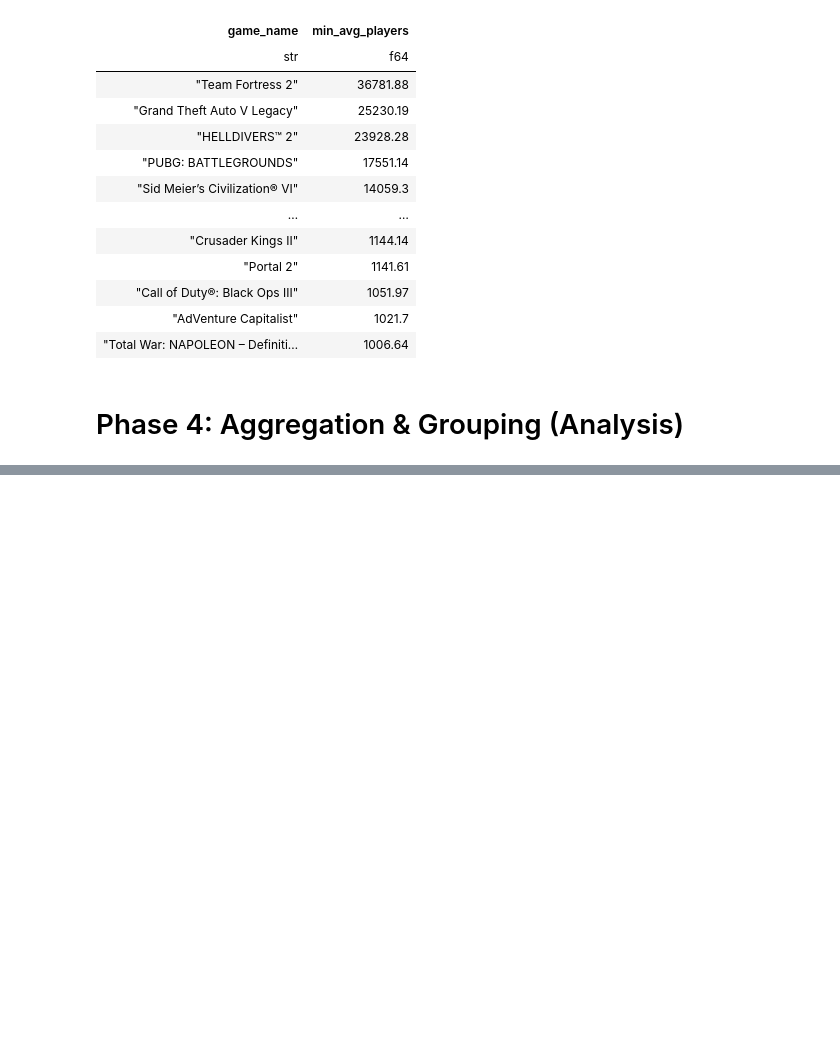
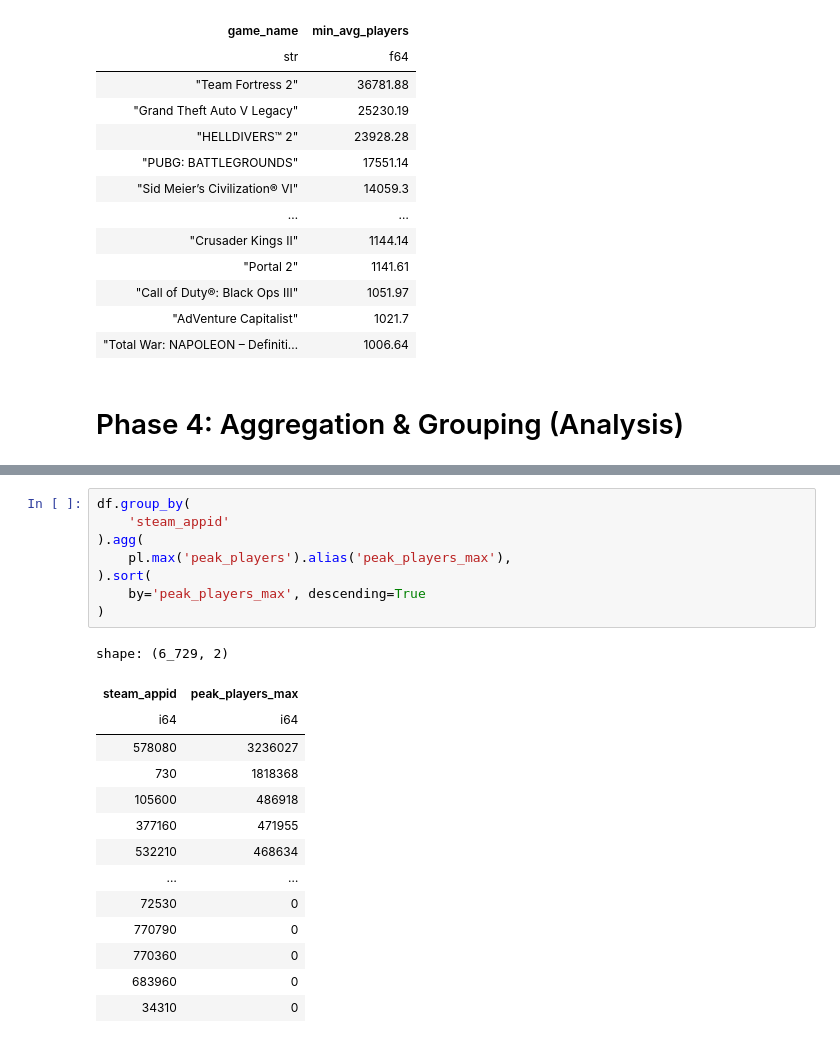
Before and after one commit to ZygimantasB/polars_library, a Jupyter notebook: kaggle/Steam Monthly Average Players.ipynb, the cells around one changed output, grey strips where cells are left out. Cells and saved outputs as stored; diff of their text form; blank space fills up the shorter version.

```diff
--- a/kaggle/Steam Monthly Average Players.ipynb
+++ b/kaggle/Steam Monthly Average Players.ipynb
@@ -444,0 +468,23 @@ shape: (62, 2)
+# %%
+df.group_by(
+    'steam_appid'
+).agg(
+    pl.max('peak_players').alias('peak_players_max'),
+).sort(
+    by='peak_players_max', descending=True
+)
+# %% [output]
+shape: (6_729, 2)
+| steam_appid | peak_players_max |
+| i64 | i64 |
+| 578080 | 3236027 |
+| 730 | 1818368 |
+| 105600 | 486918 |
+| 377160 | 471955 |
+| 532210 | 468634 |
+| … | … |
+| 72530 | 0 |
+| 770790 | 0 |
+| 770360 | 0 |
+| 683960 | 0 |
+| 34310 | 0 |
```
Also changed, not shown: parts of 6 cells of this notebook.
